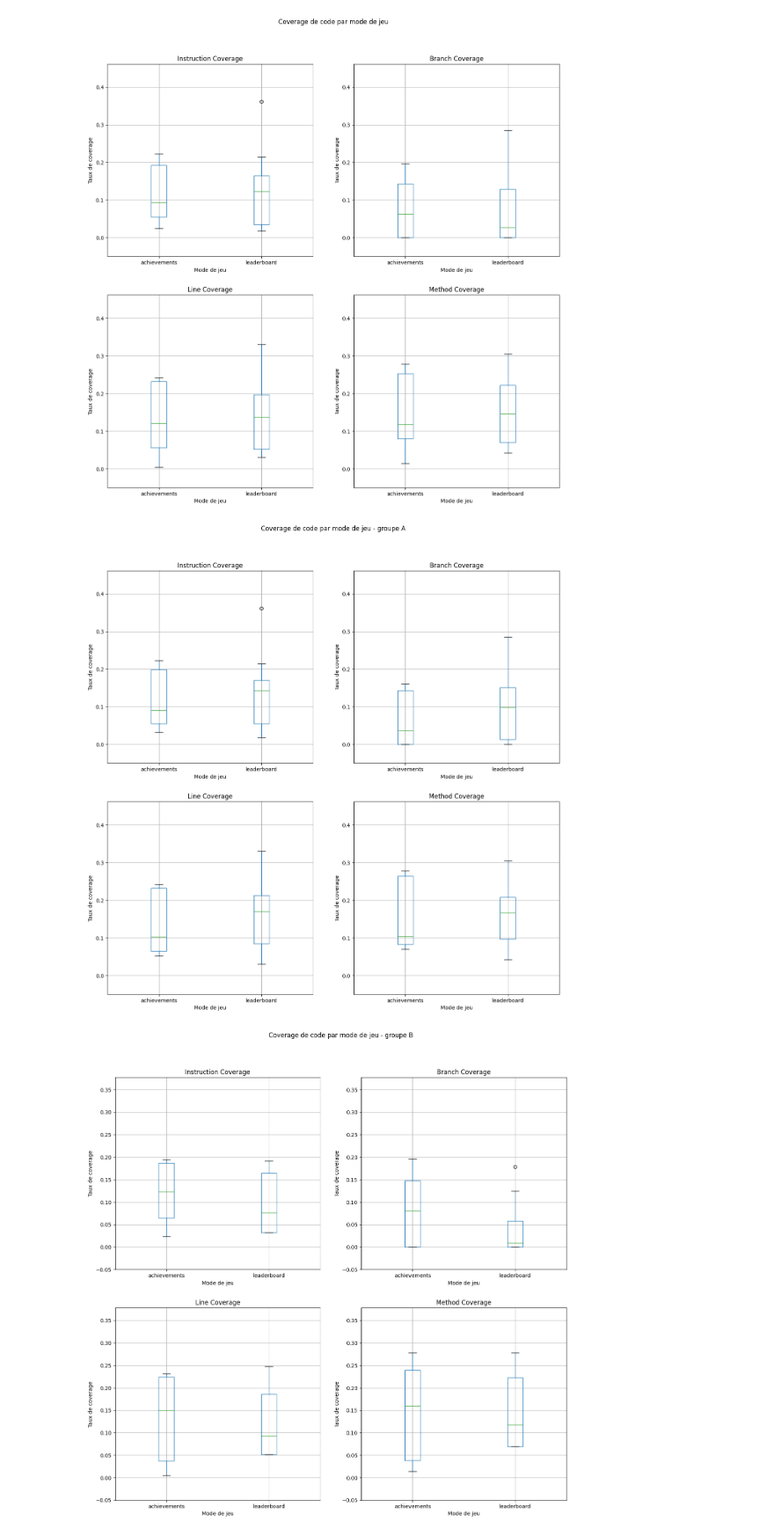
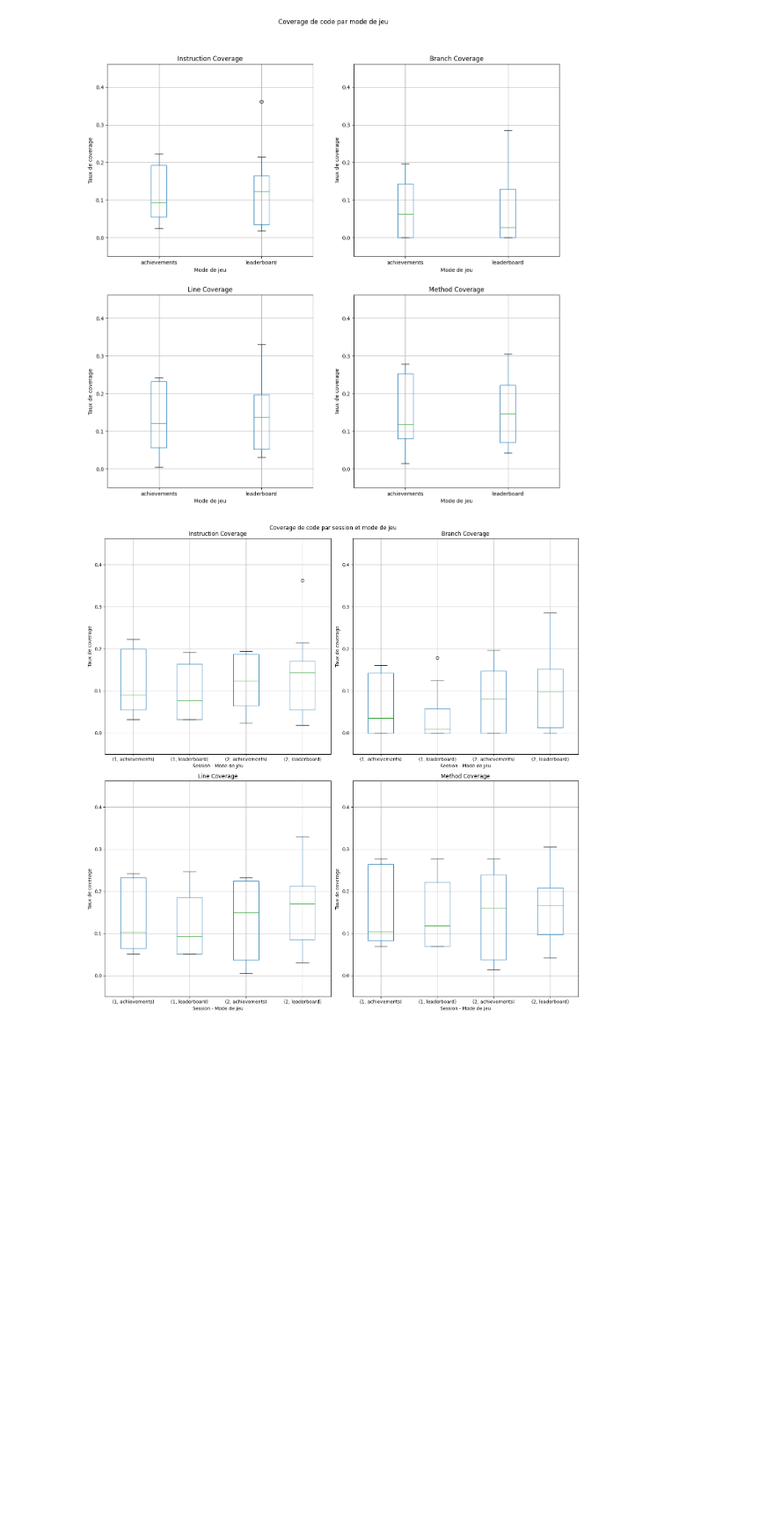
Before and after one commit to ThibBer/MemoireDataAnalytics, a Jupyter notebook: notebooks/analysis/JaCoCo.ipynb, the cells around one changed output. Shown at 88% size. Saved outputs shown, nothing was run; the diff lists cells and outputs as text; code cells hidden in the pictures; blank space fills up the shorter version.

```diff
--- a/notebooks/analysis/JaCoCo.ipynb
+++ b/notebooks/analysis/JaCoCo.ipynb
@@ -261,27 +261,27 @@ plt.savefig(f"{out_jacoco_path}/coverage_by_game_mode.pdf")
 plt.show()
 # %% [output]
 [figure]
-# %%
-for group in ['A', 'B']:
-    fig, axs = plt.subplots(2, 2, figsize=(15, 15))
-    axs = axs.ravel()
-
-    data = df_jacoco[df_jacoco['group'] == group]
-
-    y_max = data[cols].max().max() + 0.1
-
-    for i, metric in enumerate(cols):
-        ax = axs[i]
-        bp = data.boxplot(column=metric, by='game_mode', ax=ax)
-        ax.set_title(f'{metric.capitalize()} Coverage')
-        ax.set_ylabel('Taux de coverage')
-        ax.set_xlabel('Mode de jeu')
-        ax.grid(True)
-        ax.set_ylim(-0.05, y_max)
-
-    plt.suptitle(f'Coverage de code par mode de jeu - groupe {group}')
-    plt.savefig(f"{out_jacoco_path}/coverage_by_game_mode_group_{group}.pdf")
-    plt.show()
-# %% [output]
-[figure, removed]
-[figure, removed]
+# %%
+fig, axs = plt.subplots(2, 2, figsize=(15, 15))
+axs = axs.ravel()
+
+y_max = df_jacoco[cols].max().max() + 0.1
+
+for i, metric in enumerate(cols):
+    ax = axs[i]
+
+    # Boxplot par session
+    df_jacoco.boxplot(column=metric, by=['session', 'game_mode'], ax=ax)
+    ax.set_title(f'{metric.capitalize()} Coverage')
+    ax.set_ylabel('Taux de coverage')
+    ax.set_xlabel('Session - Mode de jeu')
+    ax.grid(True)
+    ax.set_ylim(-0.05, y_max)
+    ax.tick_params(axis='x', rotation=0)
+
+plt.suptitle('Coverage de code par session et mode de jeu')
+plt.tight_layout()
+plt.savefig(f"{out_jacoco_path}/coverage_by_session_and_game_mode.pdf")
+plt.show()
+# %% [output]
+[figure, added]
```
Also changed, not shown: 2 other files.
